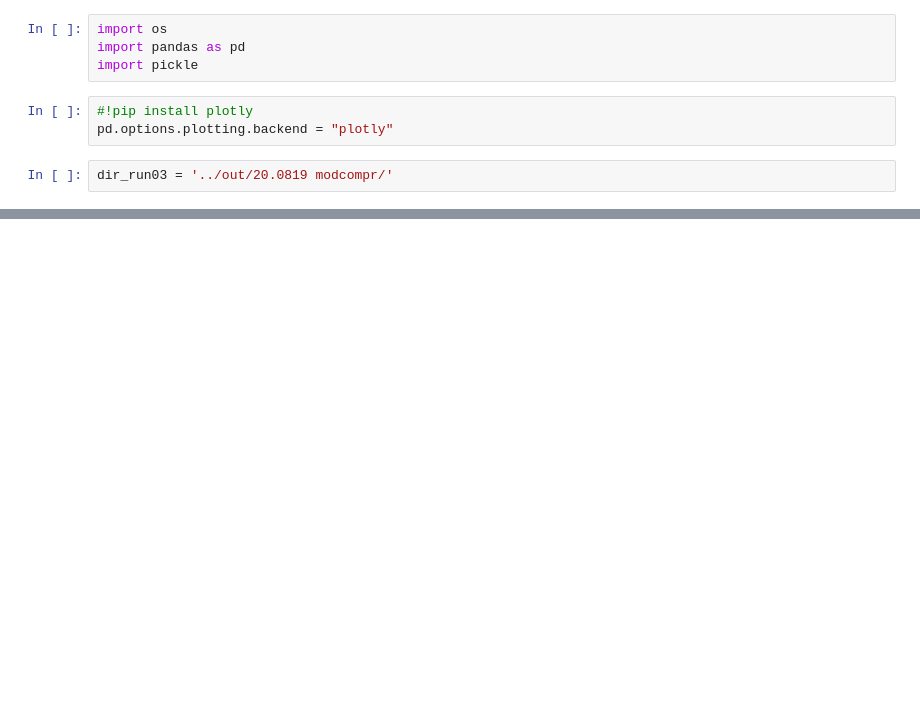
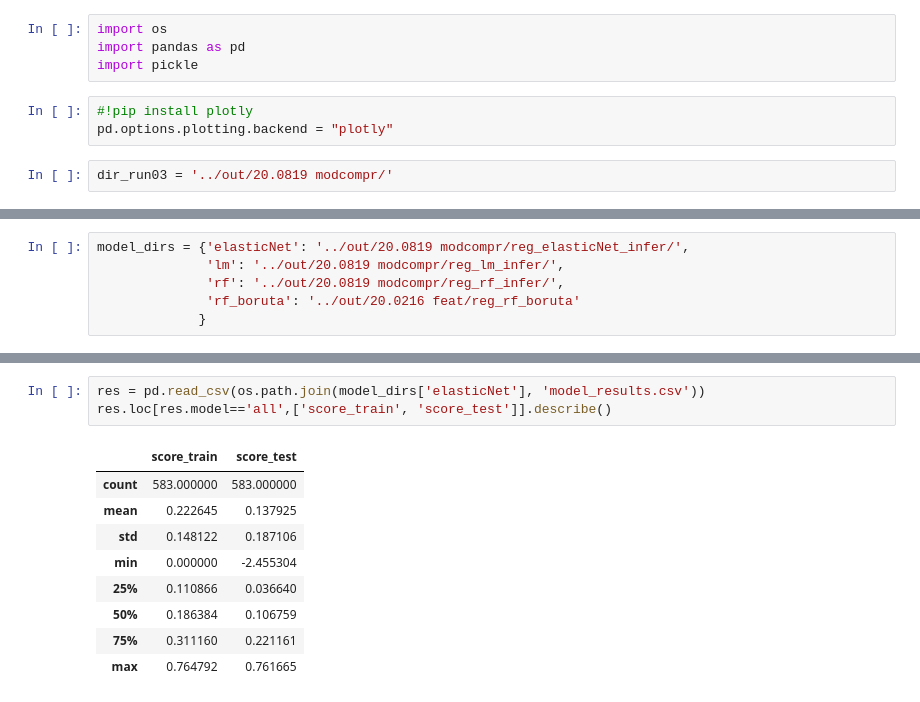
Before and after one commit to pritchardlabatpsu/cga_app, a Jupyter notebook: notebooks/18b-compr_modresults_run03.ipynb, the cells around one changed output, grey strips where cells are left out. Saved outputs shown, nothing was run; the diff lists cells and outputs as text; blank space fills up the shorter version.

Commit message:
run03 compare results

```diff
--- a/notebooks/18b-compr_modresults_run03.ipynb
+++ b/notebooks/18b-compr_modresults_run03.ipynb
@@ -11,0 +10,6 @@ models = ['elasticNet','lm', 'rf']
+# %%
+model_dirs = {'elasticNet': '../out/20.0819 modcompr/reg_elasticNet_infer/',
+              'lm': '../out/20.0819 modcompr/reg_lm_infer/',
+              'rf': '../out/20.0819 modcompr/reg_rf_infer/',
+              'rf_boruta': '../out/20.0216 feat/reg_rf_boruta'
+             }
@@ -24,0 +37,13 @@ scores.boxplot()
+# %%
+res = pd.read_csv(os.path.join(model_dirs['elasticNet'], 'model_results.csv'))
+res.loc[res.model=='all',['score_train', 'score_test']].describe()
+# %% [output]
+|  | score_train | score_test |
+| count | 583.000000 | 583.000000 |
+| mean | 0.222645 | 0.137925 |
+| std | 0.148122 | 0.187106 |
+| min | 0.000000 | -2.455304 |
+| 25% | 0.110866 | 0.036640 |
+| 50% | 0.186384 | 0.106759 |
+| 75% | 0.311160 | 0.221161 |
+| max | 0.764792 | 0.761665 |
```
Also changed, not shown: parts of 15 cells of this notebook, 4 other files.
